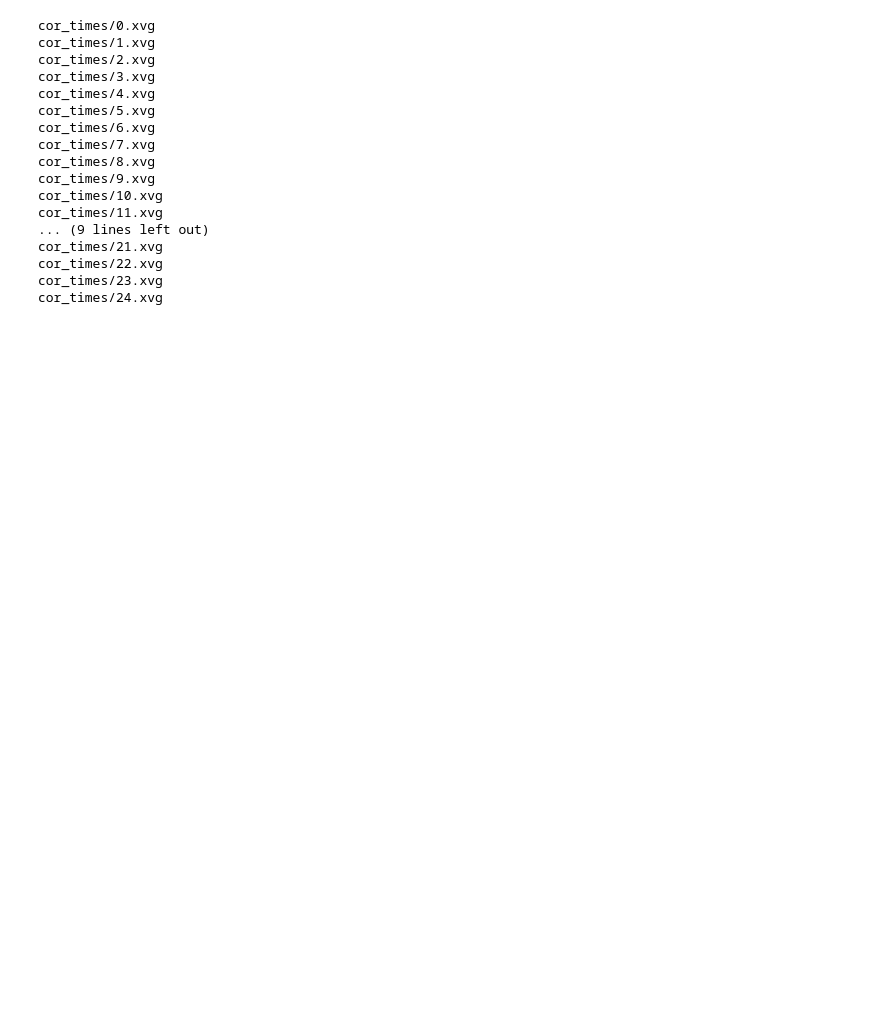
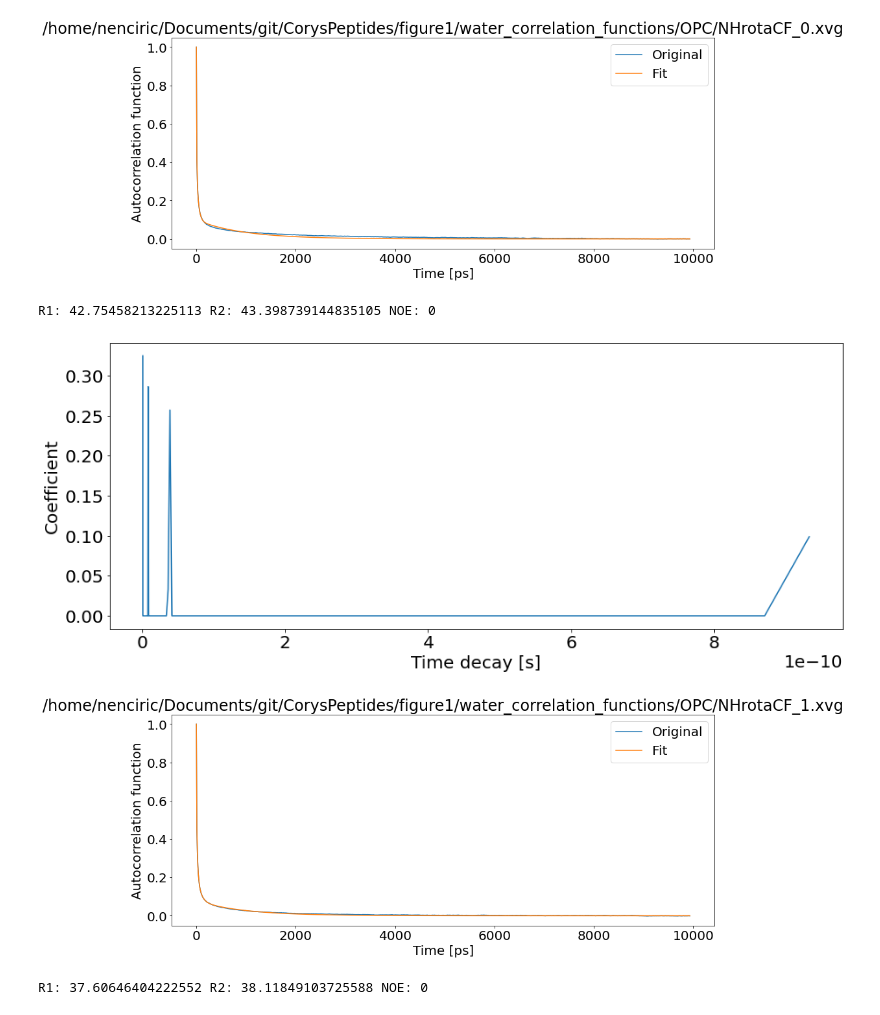
Before and after one commit to nencini/NMR_FF_tools, a Jupyter notebook: relaxation_times/RelaxationTimes.ipynb, the cells around one changed output. Drawn from its saved outputs; the diff is of its cells as text; code cells hidden in the pictures; blank space fills up the shorter version.

Commit message:
plot relaxation times as a function of timescales and magnetic field, update code

```diff
--- a/relaxation_times/RelaxationTimes.ipynb
+++ b/relaxation_times/RelaxationTimes.ipynb
@@ -35,47 +35,41 @@ nuclei="2H" #nuclei to calculate: 2H-deutherium; 13C - carbon; 15N - nitrogen
 ##############3
 ## CHANGE IN THE CODE 6.4.2022, not going throught the whole content of the folder anymore
 ###############
-take_all_in_folder="number" #"yes"/"no"/"number" analyze all in folder? useful for proteins, if no, fill the following line, if yes fill the folder path
+take_all_in_folder="yes" #"yes"/"no"/"number" analyze all in folder? useful for proteins, if no, fill the following line, if yes fill the folder path
 input_corr_file="alphaCF.xvg"
 residues=24 # number of AA in a peptine, for take_all_in_folder="number"
 input_prefix="" # mostly for peptides, works with take_all_in_folder="no"
-folder_path="cor_times/"
-output_name="SDS_micelle.out"
+folder_path="/home/nenciric/Documents/git/CorysPeptides/figure1/water_correlation_functions/OPC/"
+output_name="SDS_micelle"
 author_name="Ricky Nencini"
 # %%
 """Execute the code - this part needs not be modified"""
 #rt.initilize_output(OP,smallest_corr_time, biggest_corr_time, N_exp_to_fit,analyze,magnetic_field,input_corr_file,nuclei,output_name,author_name)
+step_exp=(biggest_corr_time-smallest_corr_time)/N_exp_to_fit
+Ctimes = 10 ** np.arange(smallest_corr_time, biggest_corr_time, step_exp)
+Ctimes = Ctimes * 0.001 * 10 ** (-9);
 if take_all_in_folder=="yes":
+    Ctimes_list=[Ctimes* 10 ** (12)]
     for file in os.listdir(folder_path):
         input_corr_file = folder_path+os.fsdecode(file)
-        rt.GetRelaxationData(OP,smallest_corr_time, biggest_corr_time, N_exp_to_fit,analyze,magnetic_field,input_corr_file,nuclei,output_name)
+        AA=rt.GetRelaxationData(OP,smallest_corr_time, biggest_corr_time, N_exp_to_fit,analyze,magnetic_field,input_corr_file,nuclei,output_name)
+        Ctimes_list.append(AA.Coeffs)
+    Ctimes_to_save=np.array(Ctimes_list)
+    Ctimes_to_save=np.transpose(Ctimes_to_save)
+    np.savetxt("/home/nenciric/Documents/git/CorysPeptides/figure1/"+output_name+"_OPC_coeff.out",Ctimes_to_save)
+
 elif take_all_in_folder=="number":
-    step_exp=(biggest_corr_time-smallest_corr_time)/N_exp_to_fit
-    Ctimes = 10 ** np.arange(smallest_corr_time, biggest_corr_time, step_exp)
-    Ctimes = Ctimes * 0.001 * 10 ** (-9);
     Ctimes_to_save=np.zeros([len(Ctimes),residues])
     Ctimes_to_save[:,0]=Ctimes
     for i in range(0,residues+1):
         input_corr_file = folder_path+input_prefix+str(i)+".xvg"
         AA=rt.GetRelaxationData(OP,smallest_corr_time, biggest_corr_time, N_exp_to_fit,analyze,magnetic_field,input_corr_file,nuclei,output_name)
         Ctimes_to_save[:,1]=AA.Coeffs
 else:
-    rt.GetRelaxationData(OP,smallest_corr_time, biggest_corr_time, N_exp_to_fit,analyze,magnetic_field,input_corr_file,nuclei,output_name)
+    AA=rt.GetRelaxationData(OP,smallest_corr_time, biggest_corr_time, N_exp_to_fit,analyze,magnetic_field,input_corr_file,nuclei,output_name)
 # %% [output]
+[figure, added]
-cor_times/0.xvg
-cor_times/1.xvg
-cor_times/2.xvg
-cor_times/3.xvg
-cor_times/4.xvg
-cor_times/5.xvg
-cor_times/6.xvg
-cor_times/7.xvg
-cor_times/8.xvg
-cor_times/9.xvg
-cor_times/10.xvg
-cor_times/11.xvg
-... (9 lines left out)
-cor_times/21.xvg
-cor_times/22.xvg
-cor_times/23.xvg
-cor_times/24.xvg
+R1: 42.75458213225113 R2: 43.398739144835105 NOE: 0
+[figure, added]
+[figure, added]
+R1: 37.60646404222552 R2: 38.11849103725588 NOE: 0
```
Also changed, not shown: parts of 7 cells of this notebook, 9 other files.
